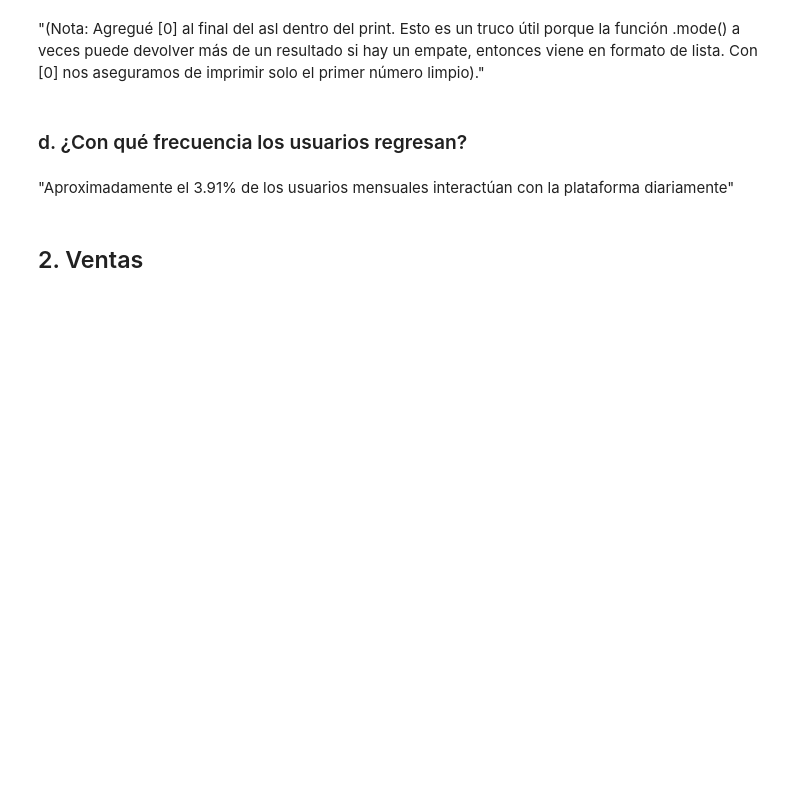
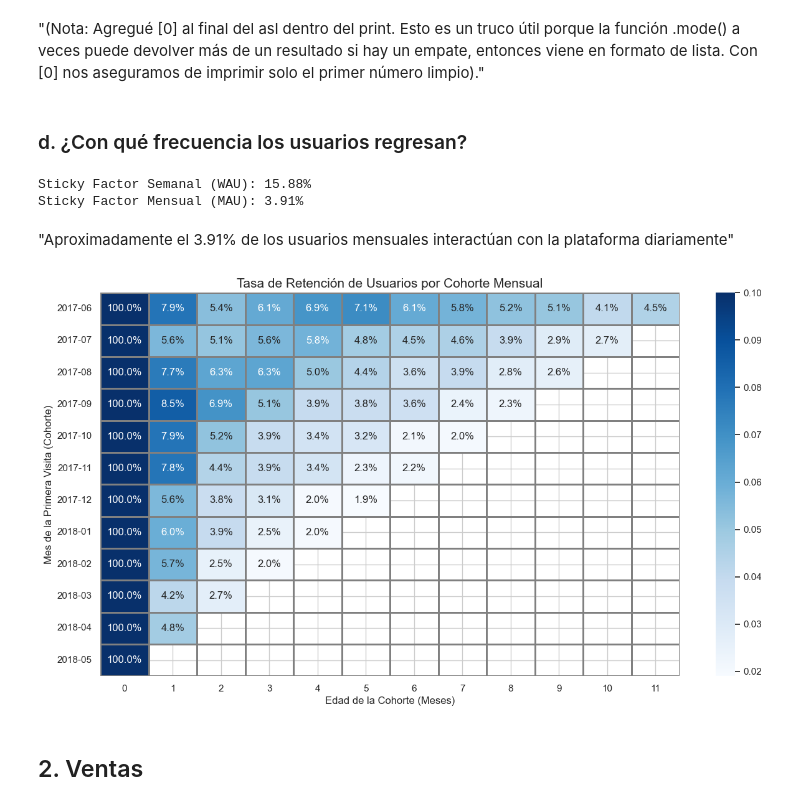
Before and after one commit to kevinsbonola/Optimizing_Profitability_in_Marketing, a Jupyter notebook: Marketing.ipynb, the cells around one changed output. Drawn from its saved outputs; the diff is of its cells as text; code cells hidden in the pictures; blank space fills up the shorter version.

```diff
--- a/Marketing.ipynb
+++ b/Marketing.ipynb
@@ -32,9 +41,9 @@ sns.set_theme(style="whitegrid")
 
 # 1. Carga de los conjuntos de datos
 try:
-    visits = pd.read_csv('/datasets/visits_log_us.csv')
-    orders = pd.read_csv('/datasets/orders_log_us.csv')
-    costs = pd.read_csv('/datasets/costs_us.csv')
+    visits = pd.read_csv('datasets/visits_log_us.csv')
+    orders = pd.read_csv('datasets/orders_log_us.csv')
+    costs = pd.read_csv('datasets/costs_us.csv')
 except FileNotFoundError:
     print("Error: No se encontraron los archivos. Verifica las rutas.")
 
@@ -156,6 +206,9 @@ sticky_mau = (dau_total / mau_total) * 100
 
 print(f"Sticky Factor Semanal (WAU): {sticky_wau:.2f}%")
 print(f"Sticky Factor Mensual (MAU): {sticky_mau:.2f}%")
+# %% [output]
+Sticky Factor Semanal (WAU): 15.88%
+Sticky Factor Mensual (MAU): 3.91%
 # %% [markdown]
 "Aproximadamente el 3.91% de los usuarios mensuales interactúan con la plataforma diariamente"
 # %%
@@ -166,46 +219,48 @@ print(f"Sticky Factor Mensual (MAU): {sticky_mau:.2f}%")
 # 1. Encontramos la fecha y mes de la primera visita de cada usuario (Cohorte)
 first_visits = visits.groupby('uid')['start_ts'].min().reset_index()
 first_visits.columns = ['uid', 'first_visit_ts']
-first_visits['first_visit_month'] = first_visits['first_visit_ts'].astype('datetime64[M]')
+first_visits['first_visit_month'] = pd.to_datetime(first_visits['first_visit_ts']).dt.to_period('M').dt.to_timestamp()
 
 # 2. Unimos la cohorte al DataFrame general de visitas
 visits_cohorts = visits.merge(first_visits, on='uid')
 
 # 3. Extraemos el mes en el que ocurrió cada visita
-visits_cohorts['visit_month'] = visits_cohorts['start_ts'].astype('datetime64[M]')
+visits_cohorts['visit_month'] = pd.to_datetime(visits_cohorts['start_ts']).dt.to_period('M').dt.to_timestamp()
 
-# 4. Calculamos la "edad" de la cohorte en meses
-visits_cohorts['cohort_lifetime'] = ((visits_cohorts['visit_month'] - visits_cohorts['first_visit_month']) / np.timedelta64(1, 'M')).round().astype(int)
+# 4. Calculamos la "edad" de la cohorte en meses (CORREGIDO PARA PANDAS 2.0+)
+visits_cohorts['cohort_lifetime'] = (visits_cohorts['visit_month'].dt.to_period('M') - visits_cohorts['first_visit_month'].dt.to_period('M')).apply(lambda x: x.n)
 
 # 5. Agrupamos para contar usuarios únicos por cohorte y por mes de vida
 cohorts = visits_cohorts.groupby(['first_visit_month', 'cohort_lifetime']).agg({'uid': 'nunique'}).reset_index()
 
 # 6. Encontramos cuántos usuarios había en el mes 0 para cada cohorte (Tamaño inicial)
 initial_users_count = cohorts[cohorts['cohort_lifetime'] == 0][['first_visit_month', 'uid']]
 initial_users_count = initial_users_count.rename(columns={'uid': 'cohort_users'})
 
 # 7. Unimos el tamaño inicial para calcular la Retención
 cohorts = cohorts.merge(initial_users_count, on='first_visit_month')
 cohorts['retention'] = cohorts['uid'] / cohorts['cohort_users']
 
 # 8. Creamos la tabla dinámica (Pivot Table) para el Heatmap
 retention_pivot = cohorts.pivot_table(
     index='first_visit_month',
     columns='cohort_lifetime',
     values='retention',
     aggfunc='sum'
 )
 
 # Formateamos el índice para que se vea limpio (Año-Mes)
 retention_pivot.index = retention_pivot.index.strftime('%Y-%m')
 
 # 9. Graficamos el Heatmap
 plt.figure(figsize=(15, 8))
 plt.title('Tasa de Retención de Usuarios por Cohorte Mensual', size=15)
 sns.heatmap(retention_pivot, annot=True, fmt='.1%', linewidths=1, linecolor='gray', cmap='Blues', vmax=0.1)
 plt.ylabel('Mes de la Primera Visita (Cohorte)')
 plt.xlabel('Edad de la Cohorte (Meses)')
 plt.show()
+# %% [output]
+[figure, added]
 # %% [markdown]
 ## 2. Ventas
 # %% [markdown]
```
Also changed, not shown: parts of 20 cells of this notebook, 1 other file.
